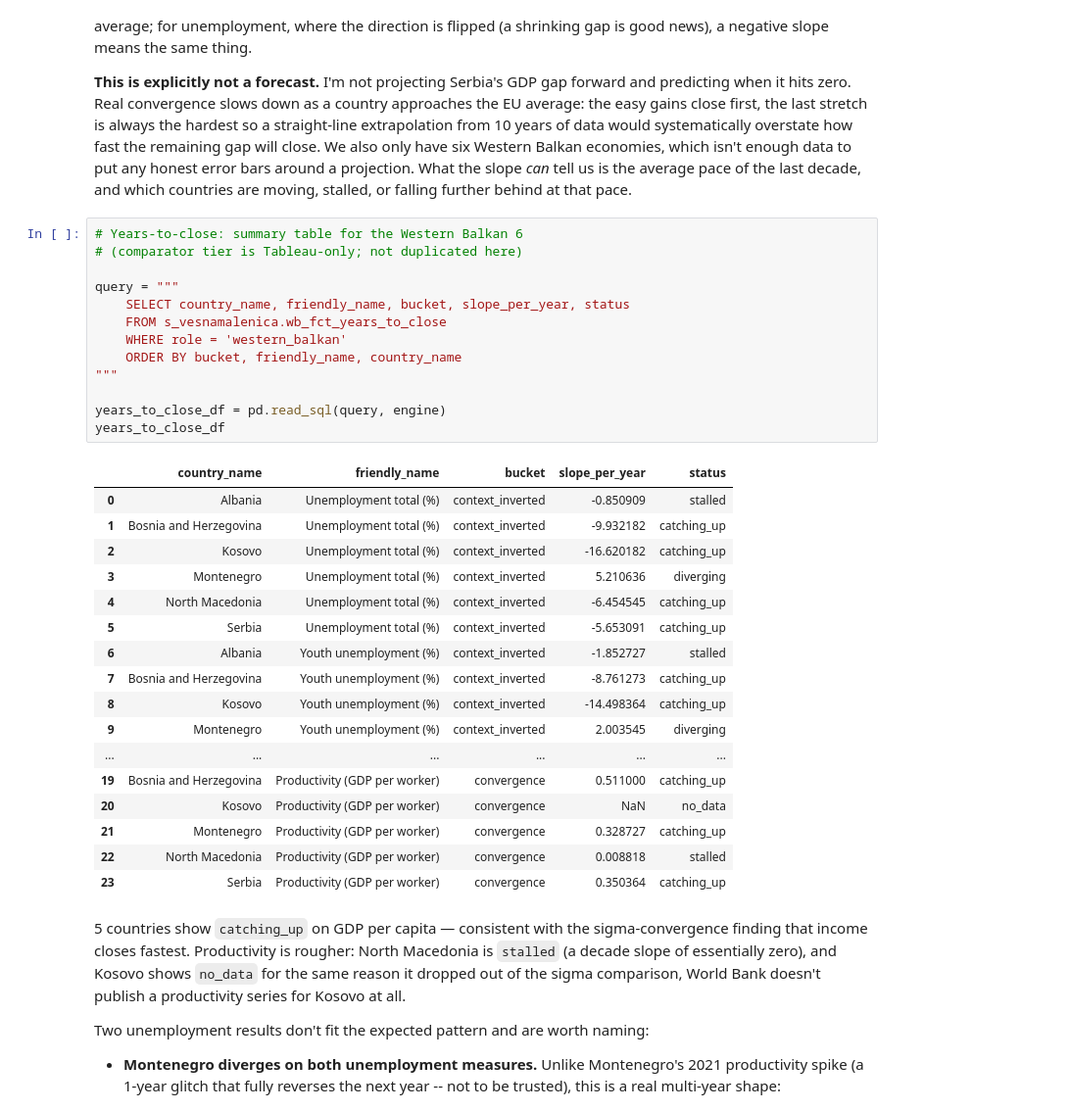
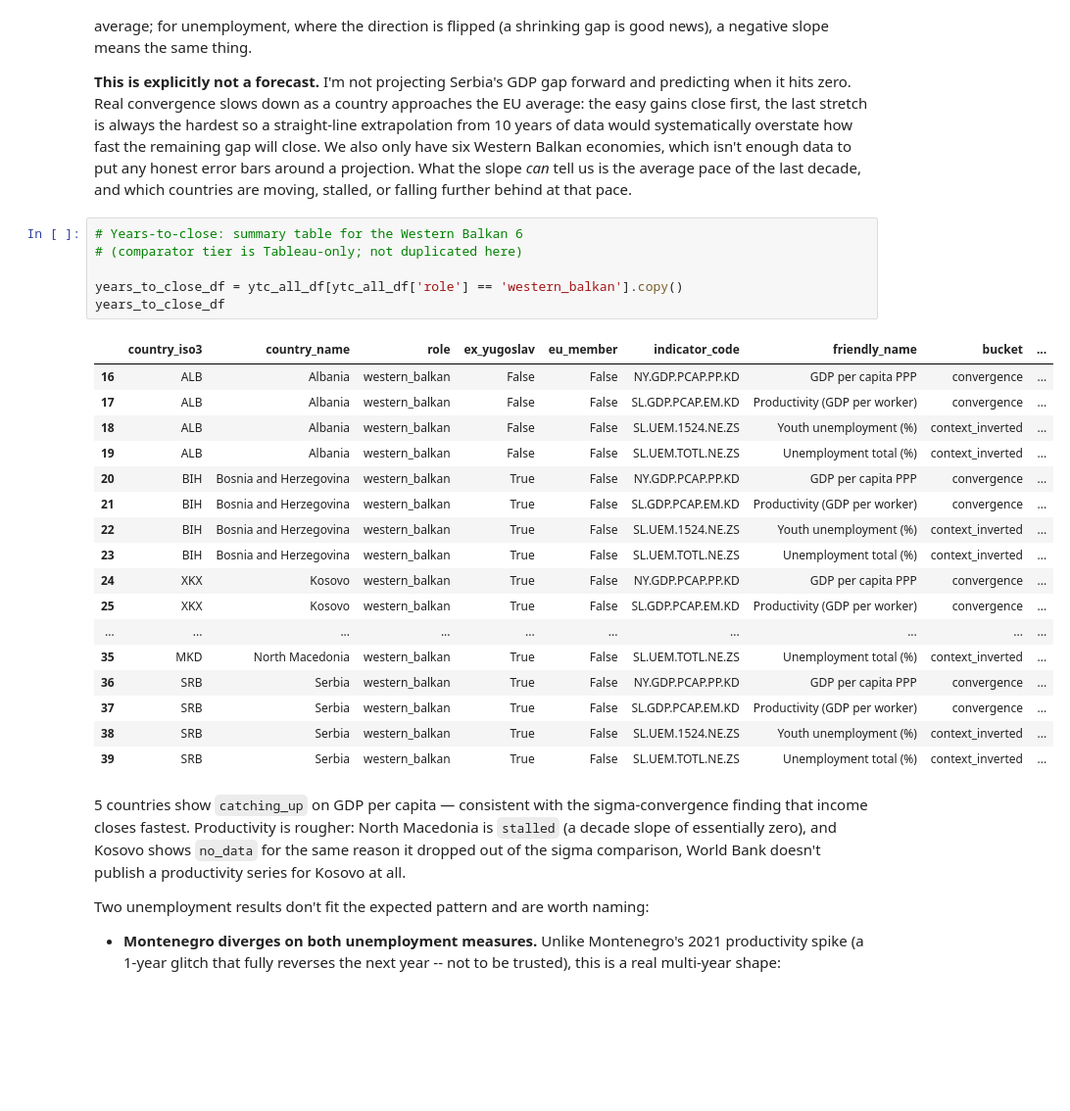
Before and after one commit to vesnamal/western-balkans-eu-convergence, a Jupyter notebook: notebooks/01_analysis.ipynb, the cells around one changed output. Shown at 98% size. Drawn from its saved outputs; the diff is of its cells as text; blank space fills up the shorter version.

```diff
--- a/notebooks/01_analysis.ipynb
+++ b/notebooks/01_analysis.ipynb
@@ -554,34 +554,27 @@ stretch is always the hardest so a straight-line extrapolation from 10 years of
 # %%
 # Years-to-close: summary table for the Western Balkan 6
 # (comparator tier is Tableau-only; not duplicated here)
 
-query = """
-    SELECT country_name, friendly_name, bucket, slope_per_year, status
-    FROM s_vesnamalenica.wb_fct_years_to_close
-    WHERE role = 'western_balkan'
-    ORDER BY bucket, friendly_name, country_name
-"""
-
-years_to_close_df = pd.read_sql(query, engine)
+years_to_close_df = ytc_all_df[ytc_all_df['role'] == 'western_balkan'].copy()
 years_to_close_df
 # %% [output]
-|  | country_name | friendly_name | bucket | slope_per_year | status |
-| 0 | Albania | Unemployment total (%) | context_inverted | -0.850909 | stalled |
-| 1 | Bosnia and Herzegovina | Unemployment total (%) | context_inverted | -9.932182 | catching_up |
-| 2 | Kosovo | Unemployment total (%) | context_inverted | -16.620182 | catching_up |
-| 3 | Montenegro | Unemployment total (%) | context_inverted | 5.210636 | diverging |
-| 4 | North Macedonia | Unemployment total (%) | context_inverted | -6.454545 | catching_up |
-| 5 | Serbia | Unemployment total (%) | context_inverted | -5.653091 | catching_up |
-| 6 | Albania | Youth unemployment (%) | context_inverted | -1.852727 | stalled |
-| 7 | Bosnia and Herzegovina | Youth unemployment (%) | context_inverted | -8.761273 | catching_up |
-| 8 | Kosovo | Youth unemployment (%) | context_inverted | -14.498364 | catching_up |
-| 9 | Montenegro | Youth unemployment (%) | context_inverted | 2.003545 | diverging |
-| ... | ... | ... | ... | ... | ... |
-| 19 | Bosnia and Herzegovina | Productivity (GDP per worker) | convergence | 0.511000 | catching_up |
-| 20 | Kosovo | Productivity (GDP per worker) | convergence | NaN | no_data |
-| 21 | Montenegro | Productivity (GDP per worker) | convergence | 0.328727 | catching_up |
-| 22 | North Macedonia | Productivity (GDP per worker) | convergence | 0.008818 | stalled |
-| 23 | Serbia | Productivity (GDP per worker) | convergence | 0.350364 | catching_up |
+|  | country_iso3 | country_name | role | ex_yugoslav | eu_member | indicator_code | friendly_name | bucket | ... |
+| 16 | ALB | Albania | western_balkan | False | False | NY.GDP.PCAP.PP.KD | GDP per capita PPP | convergence | ... |
+| 17 | ALB | Albania | western_balkan | False | False | SL.GDP.PCAP.EM.KD | Productivity (GDP per worker) | convergence | ... |
+| 18 | ALB | Albania | western_balkan | False | False | SL.UEM.1524.NE.ZS | Youth unemployment (%) | context_inverted | ... |
+| 19 | ALB | Albania | western_balkan | False | False | SL.UEM.TOTL.NE.ZS | Unemployment total (%) | context_inverted | ... |
+| 20 | BIH | Bosnia and Herzegovina | western_balkan | True | False | NY.GDP.PCAP.PP.KD | GDP per capita PPP | convergence | ... |
+| 21 | BIH | Bosnia and Herzegovina | western_balkan | True | False | SL.GDP.PCAP.EM.KD | Productivity (GDP per worker) | convergence | ... |
+| 22 | BIH | Bosnia and Herzegovina | western_balkan | True | False | SL.UEM.1524.NE.ZS | Youth unemployment (%) | context_inverted | ... |
+| 23 | BIH | Bosnia and Herzegovina | western_balkan | True | False | SL.UEM.TOTL.NE.ZS | Unemployment total (%) | context_inverted | ... |
+| 24 | XKX | Kosovo | western_balkan | True | False | NY.GDP.PCAP.PP.KD | GDP per capita PPP | convergence | ... |
+| 25 | XKX | Kosovo | western_balkan | True | False | SL.GDP.PCAP.EM.KD | Productivity (GDP per worker) | convergence | ... |
+| ... | ... | ... | ... | ... | ... | ... | ... | ... | ... |
+| 35 | MKD | North Macedonia | western_balkan | True | False | SL.UEM.TOTL.NE.ZS | Unemployment total (%) | context_inverted | ... |
+| 36 | SRB | Serbia | western_balkan | True | False | NY.GDP.PCAP.PP.KD | GDP per capita PPP | convergence | ... |
+| 37 | SRB | Serbia | western_balkan | True | False | SL.GDP.PCAP.EM.KD | Productivity (GDP per worker) | convergence | ... |
+| 38 | SRB | Serbia | western_balkan | True | False | SL.UEM.1524.NE.ZS | Youth unemployment (%) | context_inverted | ... |
+| 39 | SRB | Serbia | western_balkan | True | False | SL.UEM.TOTL.NE.ZS | Unemployment total (%) | context_inverted | ... |
 # %% [markdown]
 5 countries show `catching_up` on GDP per capita — consistent with the sigma-convergence finding that income closes fastest. Productivity is rougher: North Macedonia is `stalled` (a decade slope of essentially zero), and Kosovo
 shows `no_data` for the same reason it dropped out of the sigma comparison, World Bank doesn't publish a productivity series for Kosovo at all.
```
Also changed, not shown: parts of 4 cells of this notebook.
